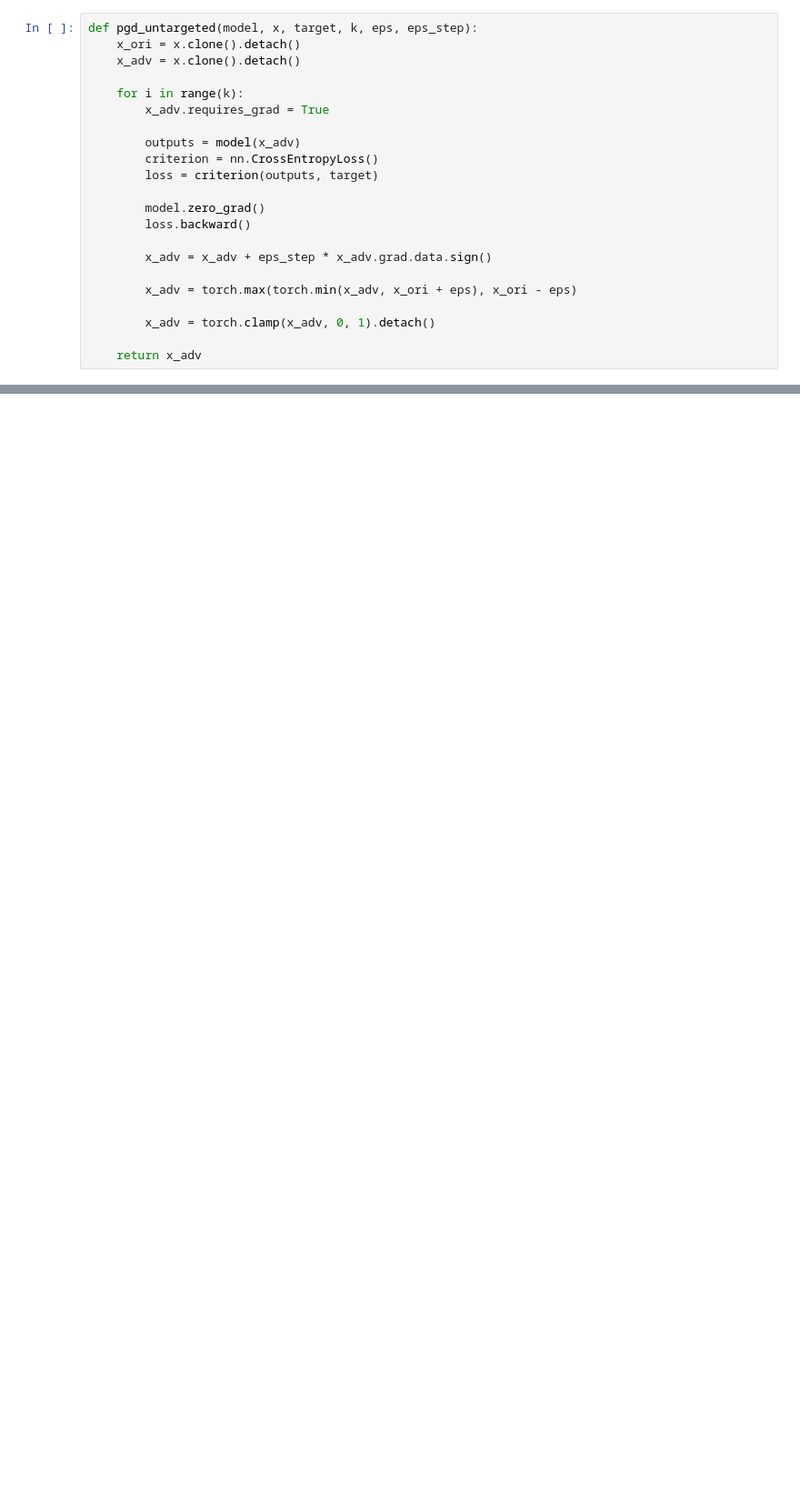
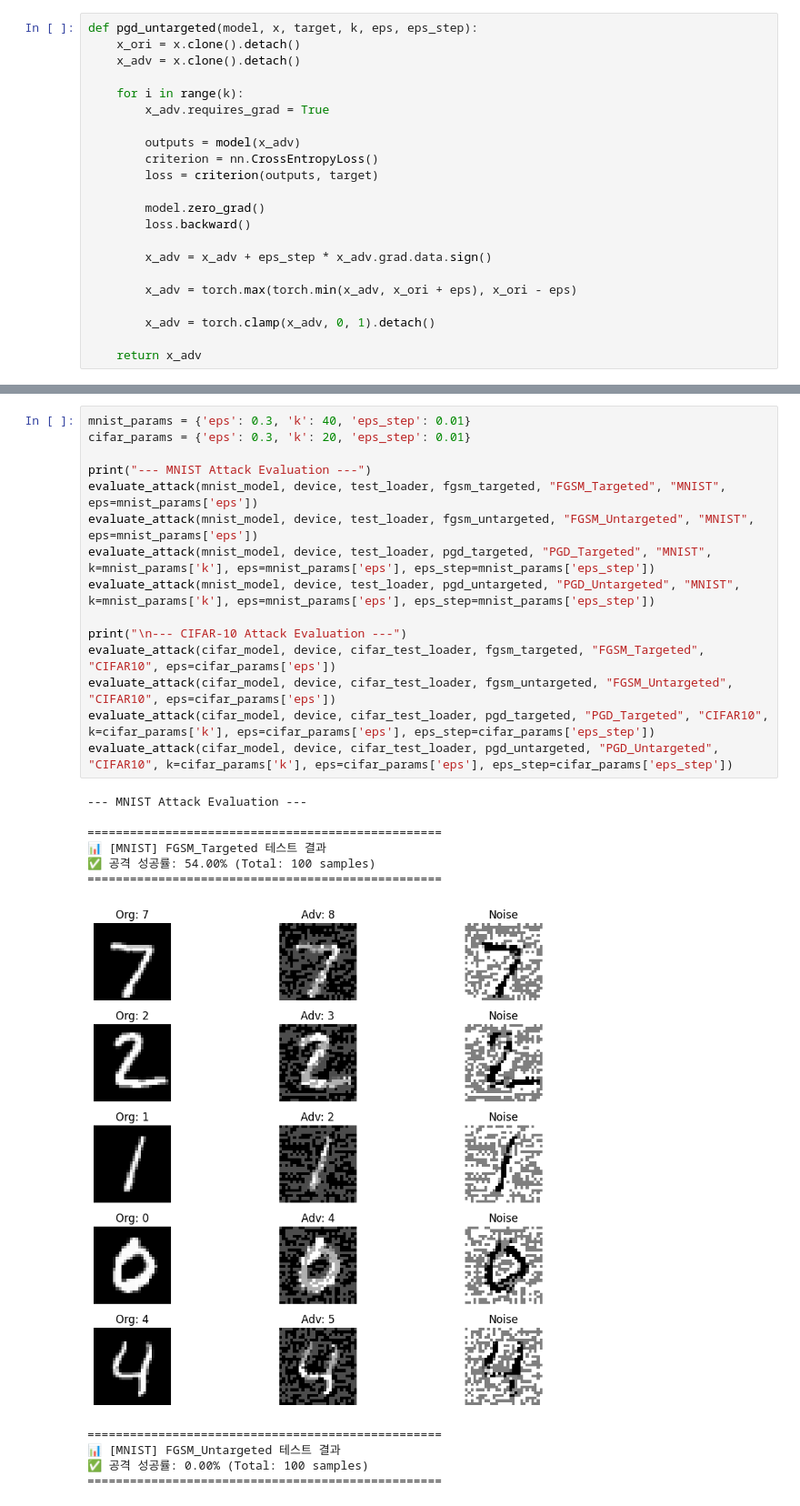
Before and after one commit to csy81000/Reliable-and-Trustworthy-Artificial-Intelligence, a Jupyter notebook: Assignment1/test.ipynb, the cells around one changed output, grey strips where cells are left out. Shown at 91% size. Saved outputs shown, nothing was run; the diff lists cells and outputs as text; blank space fills up the shorter version.

```diff
--- a/Assignment1/test.ipynb
+++ b/Assignment1/test.ipynb
@@ -253,0 +324,27 @@ def pgd_untargeted(model, x, target, k, eps, eps_step):
+# %%
+mnist_params = {'eps': 0.3, 'k': 40, 'eps_step': 0.01}
+cifar_params = {'eps': 0.3, 'k': 20, 'eps_step': 0.01}
+
+print("--- MNIST Attack Evaluation ---")
+evaluate_attack(mnist_model, device, test_loader, fgsm_targeted, "FGSM_Targeted", "MNIST", eps=mnist_params['eps'])
+evaluate_attack(mnist_model, device, test_loader, fgsm_untargeted, "FGSM_Untargeted", "MNIST", eps=mnist_params['eps'])
+evaluate_attack(mnist_model, device, test_loader, pgd_targeted, "PGD_Targeted", "MNIST", k=mnist_params['k'], eps=mnist_params['eps'], eps_step=mnist_params['eps_step'])
+evaluate_attack(mnist_model, device, test_loader, pgd_untargeted, "PGD_Untargeted", "MNIST", k=mnist_params['k'], eps=mnist_params['eps'], eps_step=mnist_params['eps_step'])
+
+print("\n--- CIFAR-10 Attack Evaluation ---")
+evaluate_attack(cifar_model, device, cifar_test_loader, fgsm_targeted, "FGSM_Targeted", "CIFAR10", eps=cifar_params['eps'])
+evaluate_attack(cifar_model, device, cifar_test_loader, fgsm_untargeted, "FGSM_Untargeted", "CIFAR10", eps=cifar_params['eps'])
+evaluate_attack(cifar_model, device, cifar_test_loader, pgd_targeted, "PGD_Targeted", "CIFAR10", k=cifar_params['k'], eps=cifar_params['eps'], eps_step=cifar_params['eps_step'])
+evaluate_attack(cifar_model, device, cifar_test_loader, pgd_untargeted, "PGD_Untargeted", "CIFAR10", k=cifar_params['k'], eps=cifar_params['eps'], eps_step=cifar_params['eps_step'])
+# %% [output]
+--- MNIST Attack Evaluation ---
+
+==================================================
+📊 [MNIST] FGSM_Targeted 테스트 결과
+✅ 공격 성공률: 54.00% (Total: 100 samples)
+==================================================
+[figure, added]
+==================================================
+📊 [MNIST] FGSM_Untargeted 테스트 결과
+✅ 공격 성공률: 0.00% (Total: 100 samples)
+==================================================
```
Also changed, not shown: parts of 4 cells of this notebook.
